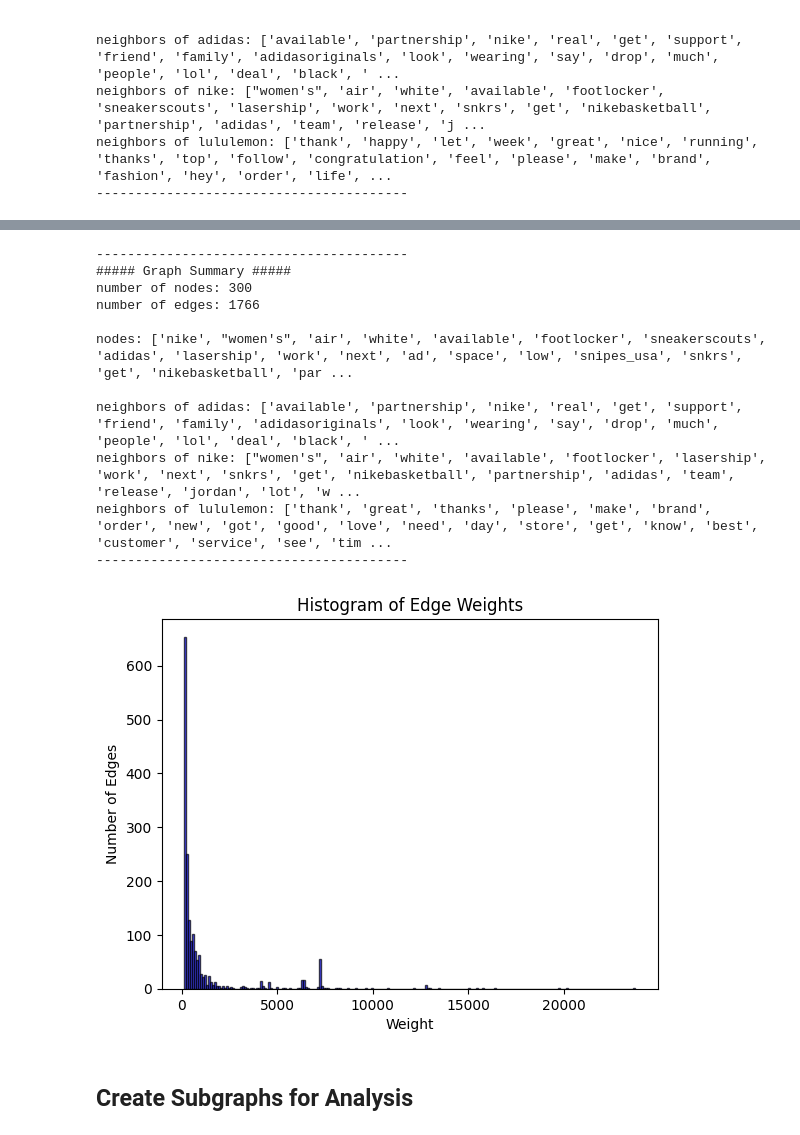
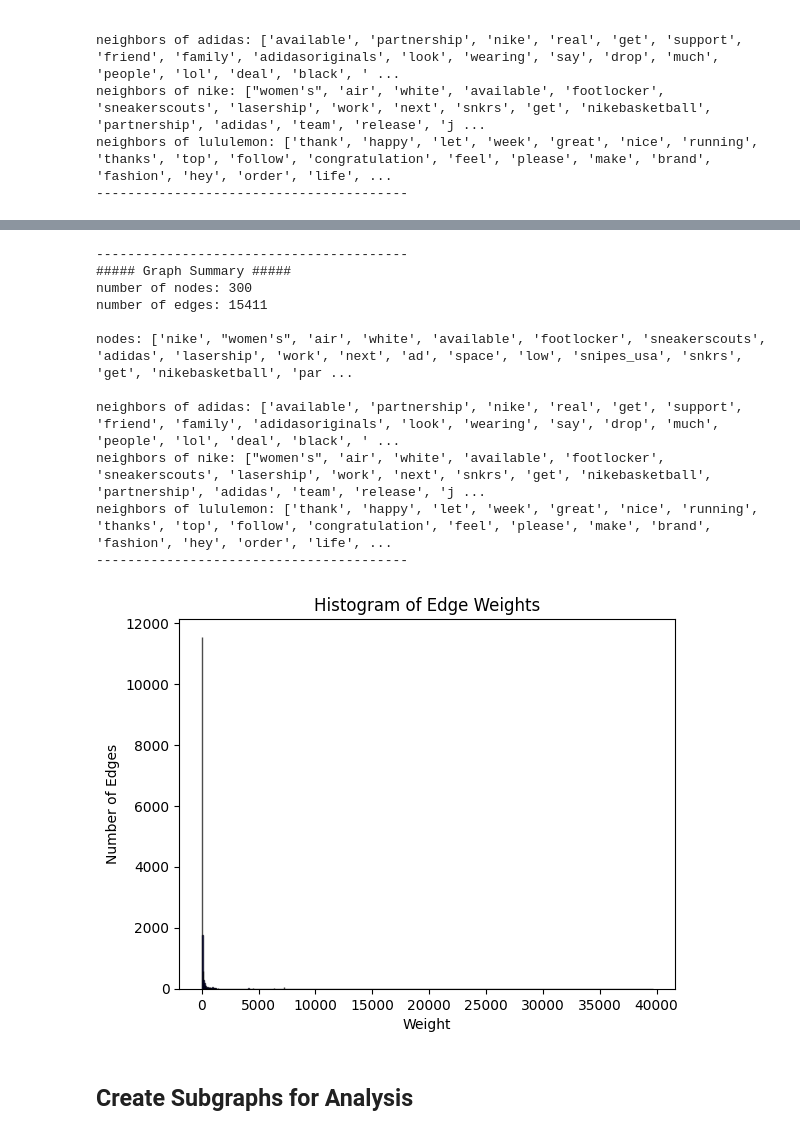
Before and after one commit to TOM-BOHN/MsDS-marketing-network-analysis, a Jupyter notebook: marketing_network_analysis.ipynb, the cells around one changed output, grey strips where cells are left out. Cells and saved outputs as stored; diff of their text form; code cells hidden in the pictures.

```diff
--- a/marketing_network_analysis.ipynb
+++ b/marketing_network_analysis.ipynb
@@ -994,7 +1081,7 @@ neighbors of lululemon: ['thank', 'happy', 'let', 'week', 'great', 'nice', 'runn
 hist_data_edge_weights = [SEM_Graph[u][v]['weight'] for u, v in SEM_Graph.edges()]
 
 #determine bin edges based on desired bin width
-bin_width = 1000
+bin_width = 50
 min_edge_weight = min(hist_data_edge_weights)
 max_edge_weight = max(hist_data_edge_weights)
 bins = np.arange(min_edge_weight, max_edge_weight + bin_width, bin_width)
@@ -1010,8 +1097,5 @@ plt.show()
 # %%
-SEM_Graph_clean = focus_edges(G = SEM_Graph,
-                            brand_nodes = None,
-                            weight_min = 125,
-                            weight_max = 35000)
+SEM_Graph_clean = focus_edges(G = SEM_Graph, weight_min = 10)
 # %%
 #display a summary of the graph object created
 graph_summary_stats(G = SEM_Graph_clean)
@@ -1019,26 +1103,26 @@ graph_summary_stats(G = SEM_Graph_clean)
 ----------------------------------------
 ##### Graph Summary #####
 number of nodes: 300
-number of edges: 1766
+number of edges: 15411
 
 nodes: ['nike', "women's", 'air', 'white', 'available', 'footlocker', 'sneakerscouts', 'adidas', 'lasership', 'work', 'next', 'ad', 'space', 'low', 'snipes_usa', 'snkrs', 'get', 'nikebasketball', 'par ...
 
 neighbors of adidas: ['available', 'partnership', 'nike', 'real', 'get', 'support', 'friend', 'family', 'adidasoriginals', 'look', 'wearing', 'say', 'drop', 'much', 'people', 'lol', 'deal', 'black', ' ...
-neighbors of nike: ["women's", 'air', 'white', 'available', 'footlocker', 'lasership', 'work', 'next', 'snkrs', 'get', 'nikebasketball', 'partnership', 'adidas', 'team', 'release', 'jordan', 'lot', 'w ...
-neighbors of lululemon: ['thank', 'great', 'thanks', 'please', 'make', 'brand', 'order', 'new', 'got', 'good', 'love', 'need', 'day', 'store', 'get', 'know', 'best', 'customer', 'service', 'see', 'tim ...
+neighbors of nike: ["women's", 'air', 'white', 'available', 'footlocker', 'sneakerscouts', 'lasership', 'work', 'next', 'snkrs', 'get', 'nikebasketball', 'partnership', 'adidas', 'team', 'release', 'j ...
+neighbors of lululemon: ['thank', 'happy', 'let', 'week', 'great', 'nice', 'running', 'thanks', 'top', 'follow', 'congratulation', 'feel', 'please', 'make', 'brand', 'fashion', 'hey', 'order', 'life', ...
 ----------------------------------------
 # %%
 #extract edge weights
 hist_data_edge_weights = [SEM_Graph_clean[u][v]['weight'] for u, v in SEM_Graph_clean.edges()]
 
 #plot histogram
-plt.hist(hist_data_edge_weights, bins='auto', color='blue', edgecolor='black', alpha=0.7)
+plt.hist(hist_data_edge_weights, bins=bins, color='blue', edgecolor='black', alpha=0.7)
 plt.title('Histogram of Edge Weights')
 plt.xlabel('Weight')
 plt.ylabel('Number of Edges')
 plt.show()
 # %% [output]
-[figure, old version]
+[figure, new version]
 # %%
 #SEM_Graph_clean.edges(data=True)
 # %% [markdown]
```
Also changed, not shown: parts of 31 cells of this notebook.
